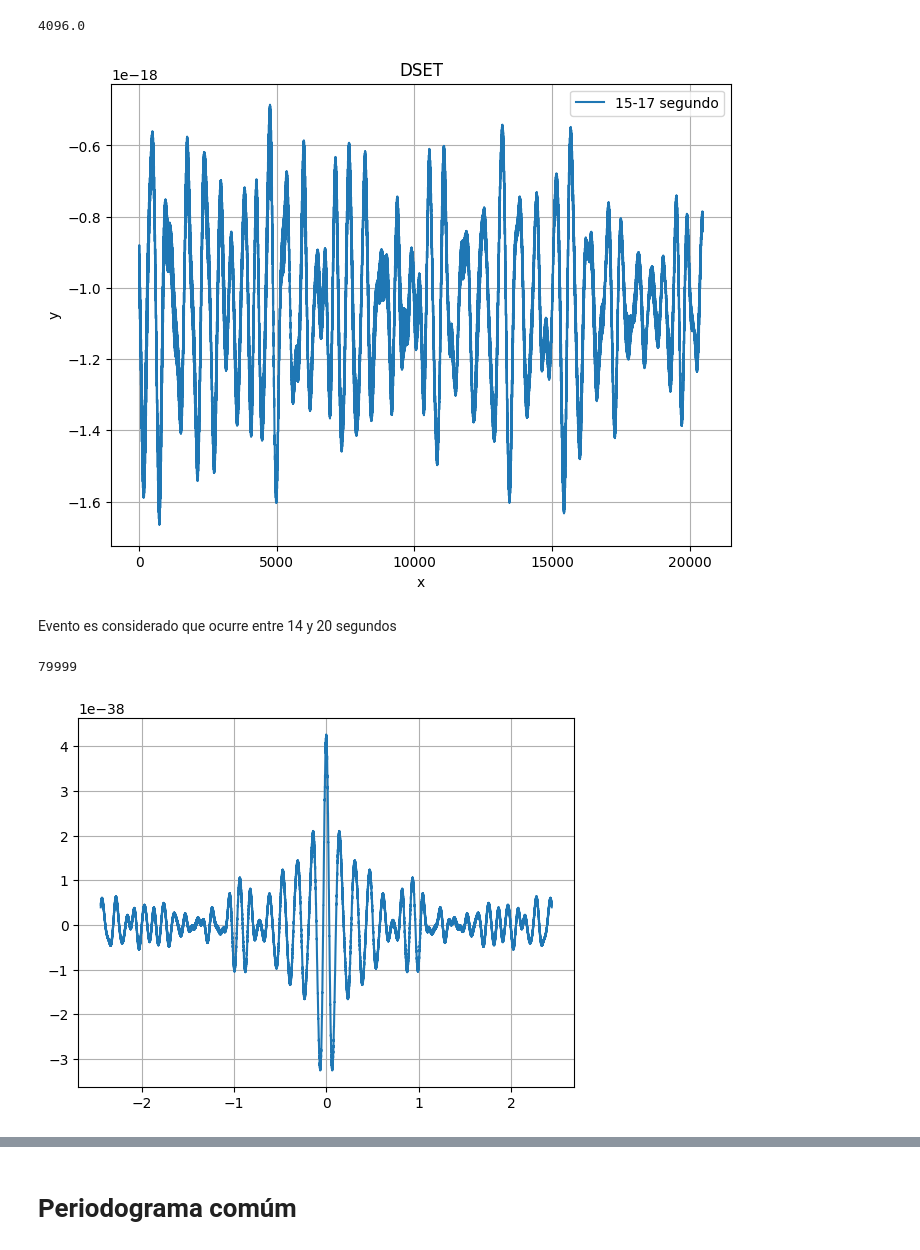
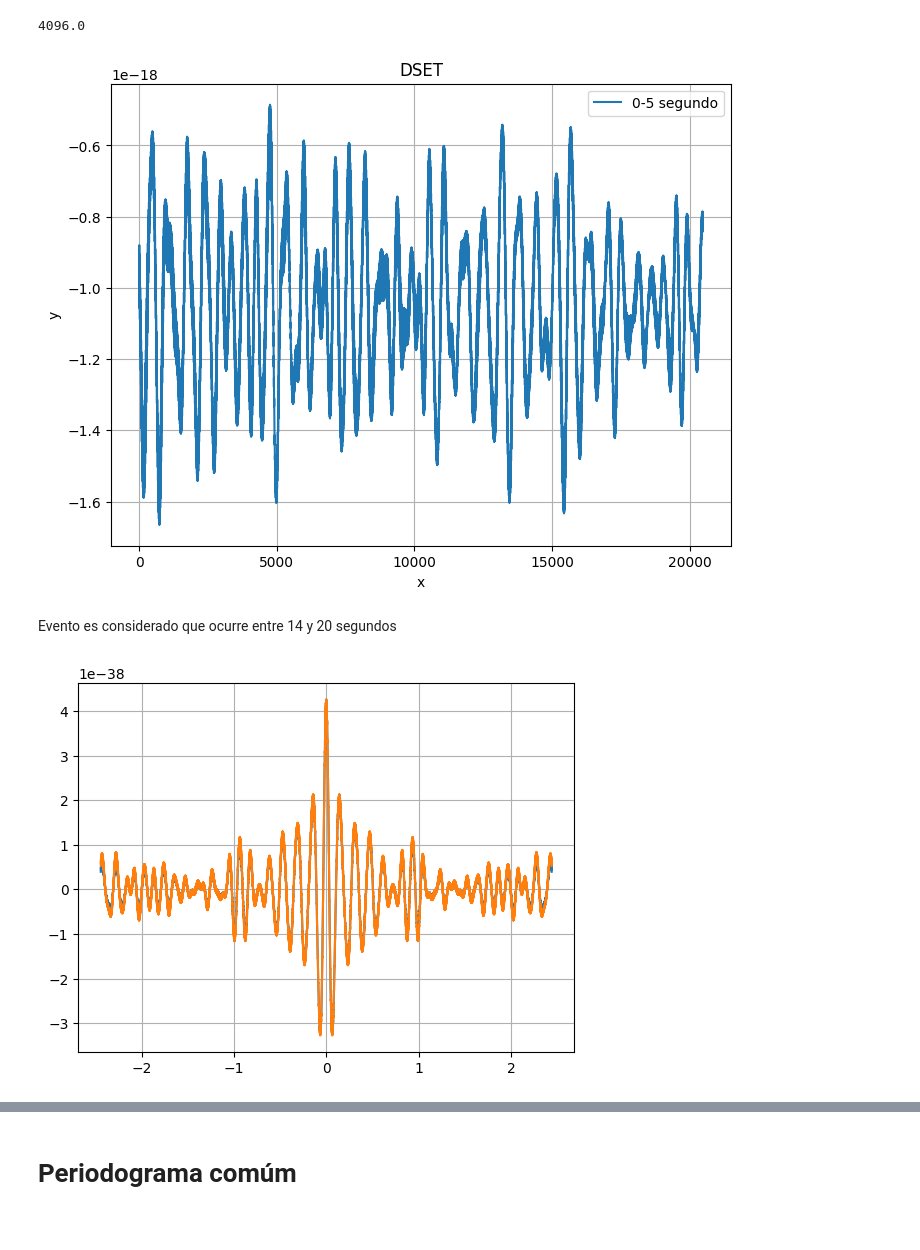
Before and after one commit to bautistasch/PASA, a Jupyter notebook: periodogram.ipynb, the cells around one changed output, grey strips where cells are left out. Drawn from its saved outputs; the diff is of its cells as text; code cells hidden in the pictures.

```diff
--- a/periodogram.ipynb
+++ b/periodogram.ipynb
@@ -246,7 +249,7 @@ print(fs)
 4096.0
 # %%
 plt.figure(figsize=(8, 6))
-plt.plot(dset[int(0*fs): int(5*fs)], label='15-17 segundo')
+plt.plot(dset[int(0*fs): int(5*fs)], label='0-5 segundo')
 plt.title('DSET')
 plt.xlabel('x')
 plt.ylabel('y')
@@ -254,29 +257,31 @@ plt.legend()
 plt.grid(True)
 plt.show()
 # %% [output]
-[figure, old version]
+[figure, new version]
 # %% [markdown]
 Evento es considerado que ocurre entre 14 y 20 segundos
 # %%
+%matplotlib inline
+
 noise1 = dset[:int(14*fs)]
 noise2 = dset[int(20*fs):int(32*fs)-1]
 L = 10000
 N = L*4
 L_2 = L
 offset = N - 1
 plt.cla()
 rxx = biased_autocorr(noise1[:N] - np.mean(noise1[:N]))
-print(len(rxx))
-
+rxx_un = unbiased_autocorr(noise1[:N] - np.mean(noise1[:N]))
 
 rxx = rxx[offset - (L_2-1) : offset + (L_2-1) + 1] # autocorr ventaneada o windowed con L
+rxx_un = rxx_un[offset - (L_2-1) : offset + (L_2-1) + 1]
 lags = np.arange(-(L_2-1), (L_2-1) + 1) / fs
 #f = 4*np.sinc(lags/30e-3)*1e-38
 #plt.plot(lags, f)
 plt.plot(lags, rxx)
+plt.plot(lags, rxx_un)
 plt.grid(True)
 plt.show()
 # plt.figure()
 # %% [output]
-79999
-[figure, old version]
+[figure, new version]
```
Also changed, not shown: parts of 16 cells of this notebook.
